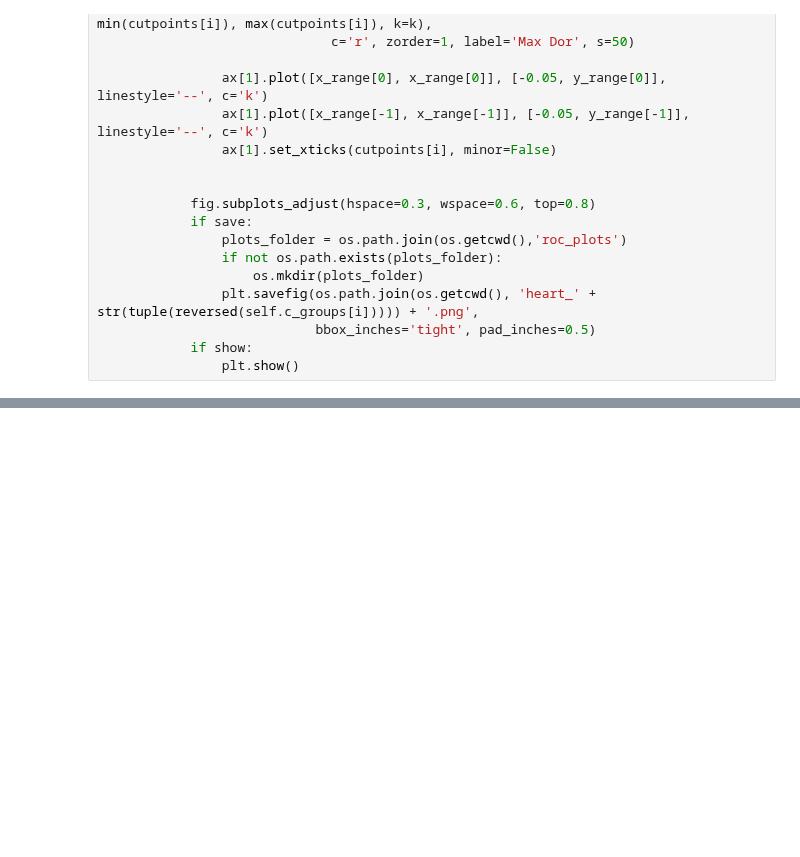
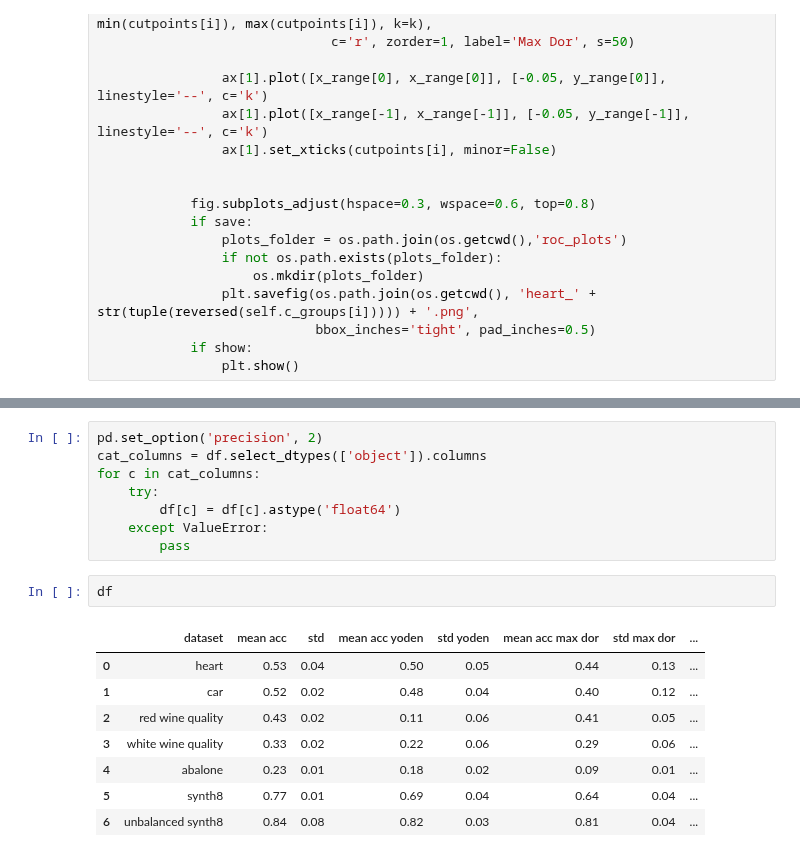
Before and after one commit to gabrielmatos26/Ova-and-Ava-classifiers, a Jupyter notebook: roc_cutpoints_clf.ipynb, the cells around one changed output, grey strips where cells are left out. Saved outputs shown, nothing was run; the diff lists cells and outputs as text; blank space fills up the shorter version.

```diff
--- a/roc_cutpoints_clf.ipynb
+++ b/roc_cutpoints_clf.ipynb
@@ -580,0 +600,19 @@ print(df)
+# %%
+pd.set_option('precision', 2)
+cat_columns = df.select_dtypes(['object']).columns
+for c in cat_columns:
+    try:
+        df[c] = df[c].astype('float64')
+    except ValueError:
+        pass
+# %%
+df
+# %% [output]
+|  | dataset | mean acc | std | mean acc yoden | std yoden | mean acc max dor | std max dor | ... |
+| 0 | heart | 0.53 | 0.04 | 0.50 | 0.05 | 0.44 | 0.13 | ... |
+| 1 | car | 0.52 | 0.02 | 0.48 | 0.04 | 0.40 | 0.12 | ... |
+| 2 | red wine quality | 0.43 | 0.02 | 0.11 | 0.06 | 0.41 | 0.05 | ... |
+| 3 | white wine quality | 0.33 | 0.02 | 0.22 | 0.06 | 0.29 | 0.06 | ... |
+| 4 | abalone | 0.23 | 0.01 | 0.18 | 0.02 | 0.09 | 0.01 | ... |
+| 5 | synth8 | 0.77 | 0.01 | 0.69 | 0.04 | 0.64 | 0.04 | ... |
+| 6 | unbalanced synth8 | 0.84 | 0.08 | 0.82 | 0.03 | 0.81 | 0.04 | ... |
```
Also changed, not shown: parts of 3 cells of this notebook.
